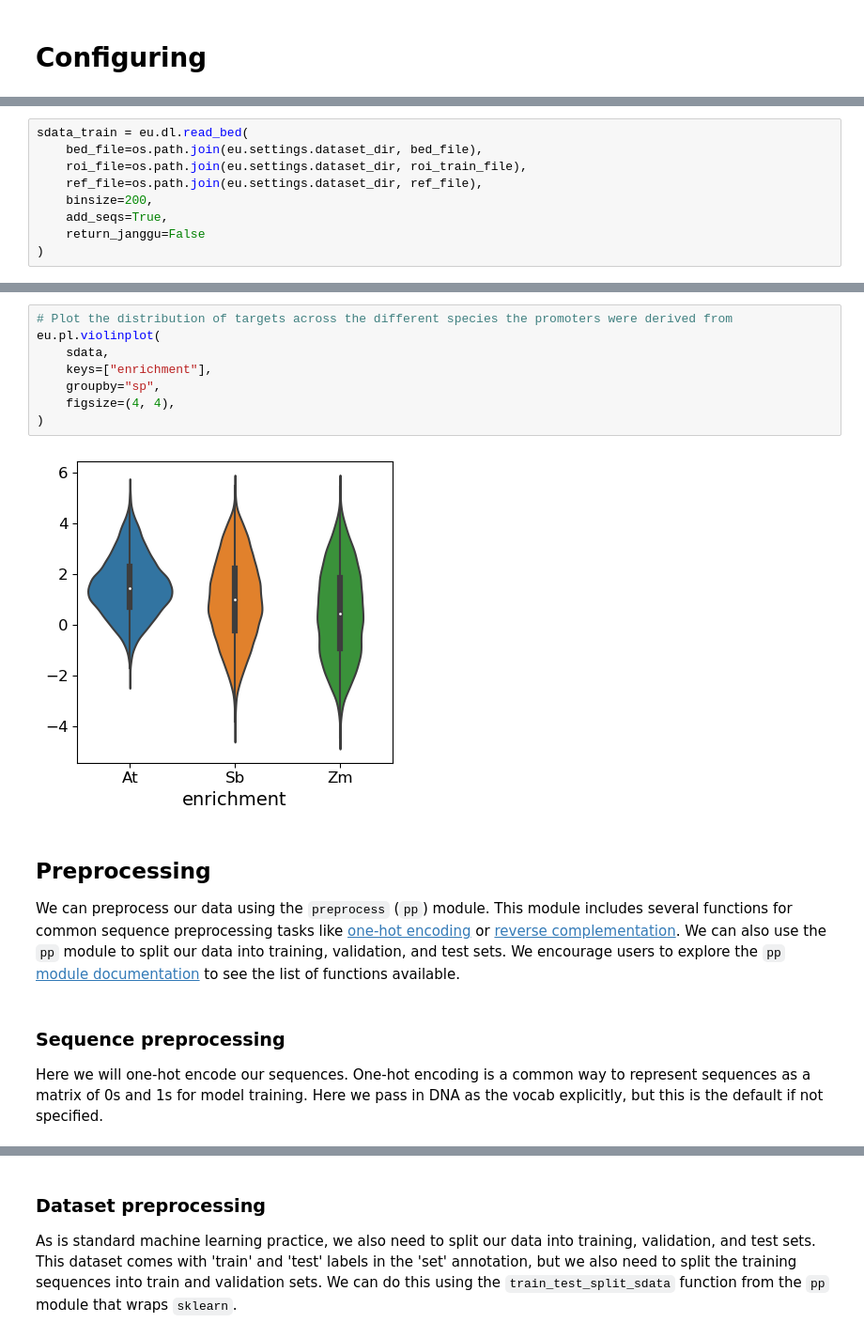
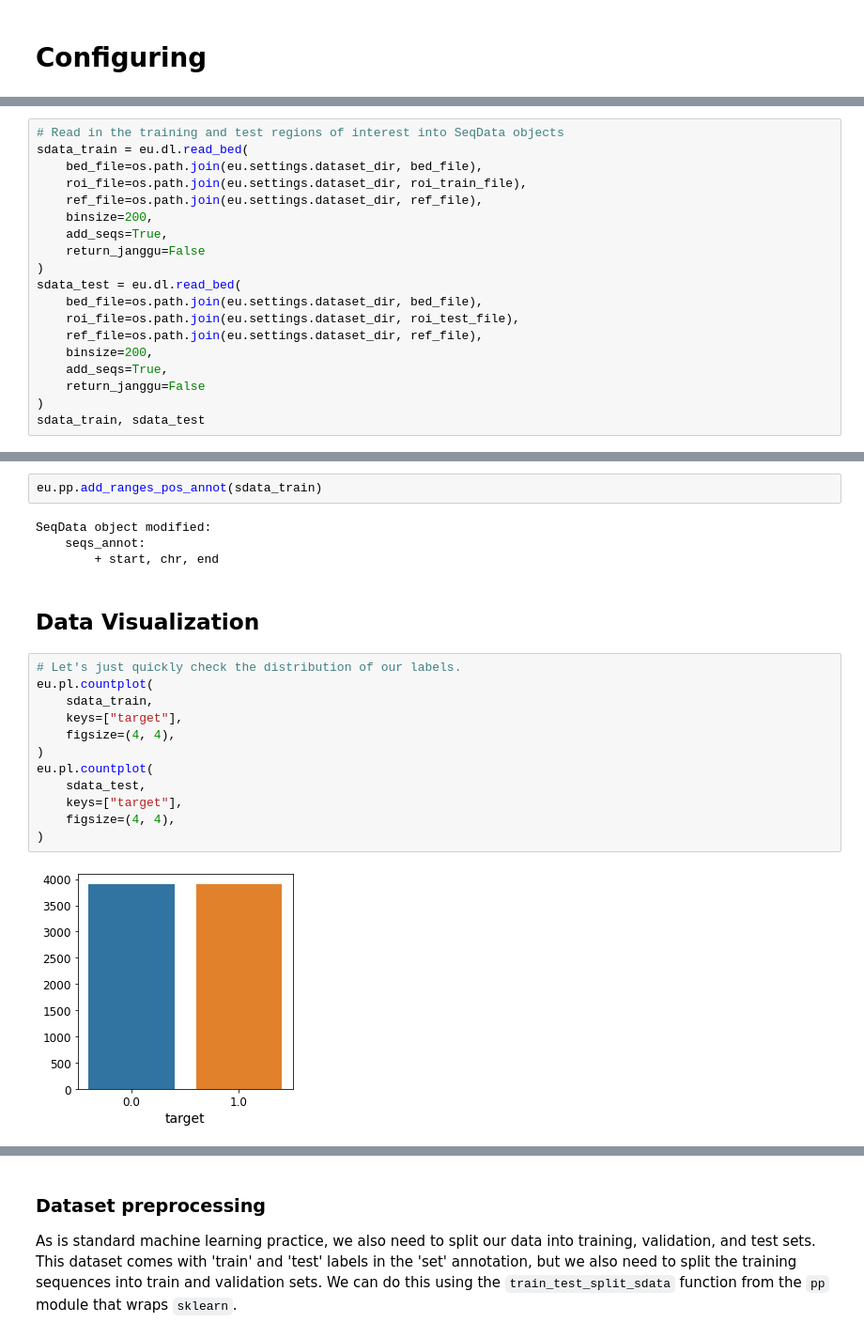
Before and after one commit to ML4GLand/EUGENe, a Jupyter notebook: tutorials/binary_classification_tutorial.ipynb, the cells around one changed output, grey strips where cells are left out. Shown at 94% size. Drawn from its saved outputs; the diff is of its cells as text.

```diff
--- a/tutorials/binary_classification_tutorial.ipynb
+++ b/tutorials/binary_classification_tutorial.ipynb
@@ -55,6 +43,7 @@ roi_train_file = "roi_train.bed"
 roi_test_file = "roi_test.bed"
 bed_file = "scores.bed"
 # %%
+# Read in the training and test regions of interest into SeqData objects
 sdata_train = eu.dl.read_bed(
     bed_file=os.path.join(eu.settings.dataset_dir, bed_file),
     roi_file=os.path.join(eu.settings.dataset_dir, roi_train_file),
@@ -63,4 +52,13 @@ sdata_train = eu.dl.read_bed(
     add_seqs=True,
     return_janggu=False
 )
+sdata_test = eu.dl.read_bed(
+    bed_file=os.path.join(eu.settings.dataset_dir, bed_file),
+    roi_file=os.path.join(eu.settings.dataset_dir, roi_test_file),
+    ref_file=os.path.join(eu.settings.dataset_dir, ref_file),
+    binsize=200,
+    add_seqs=True,
+    return_janggu=False
+)
+sdata_train, sdata_test
 # %% [output]
@@ -122,16 +104,22 @@ eu.pl.histplot(
-# %%
-# Plot the distribution of targets across the different species the promoters were derived from
-eu.pl.violinplot(
-    sdata,
-    keys=["enrichment"],
-    groupby="sp",
-    figsize=(4, 4),
-)
-# %% [output]
-[figure, removed]
-# %% [markdown]
-## Preprocessing
-We can preprocess our data using the `preprocess` (`pp`) module. This module includes several functions for common sequence preprocessing tasks like [one-hot encoding](https://eugene-tools.readthedocs.io/en/latest/api/eugene.pp.ohe_seqs.html#eugene.pp.ohe_seqs) or [reverse complementation](https://eugene-tools.readthedocs.io/en/latest/api/eugene.pp.reverse_complement_seqs.html#eugene.pp.reverse_complement_seqs). We can also use the `pp` module to split our data into training, validation, and test sets. We encourage users to explore the `pp` [module documentation](https://eugene-tools.readthedocs.io/en/latest/usage-principles.html#preprocess-prepare-data-for-sequence-based-deep-learning) to see the list of functions available.
-# %% [markdown]
-### Sequence preprocessing
-Here we will one-hot encode our sequences. One-hot encoding is a common way to represent sequences as a matrix of 0s and 1s for model training. Here we pass in DNA as the vocab explicitly, but this is the default if not specified.
+# %%
+eu.pp.add_ranges_pos_annot(sdata_train)
+# %% [output]
+SeqData object modified:
+    seqs_annot:
+        + start, chr, end
+# %% [markdown]
+## Data Visualization
+# %%
+# Let's just quickly check the distribution of our labels.
+eu.pl.countplot(
+    sdata_train,
+    keys=["target"],
+    figsize=(4, 4),
+)
+eu.pl.countplot(
+    sdata_test,
+    keys=["target"],
+    figsize=(4, 4),
+)
+# %% [output]
+[figure, added]
```
Also changed, not shown: parts of 30 cells of this notebook, 5 other files.
